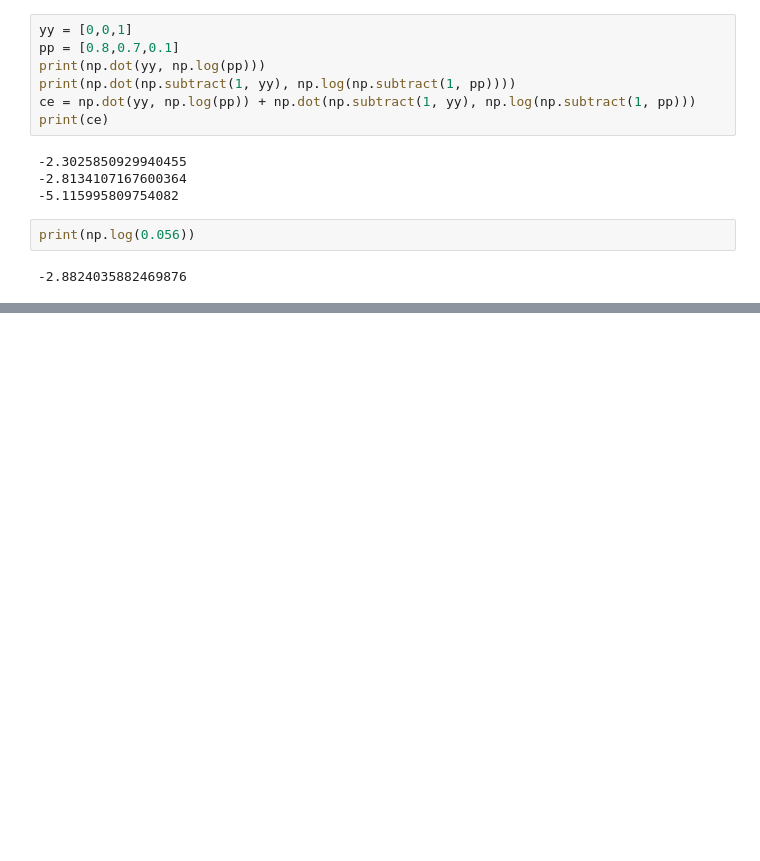
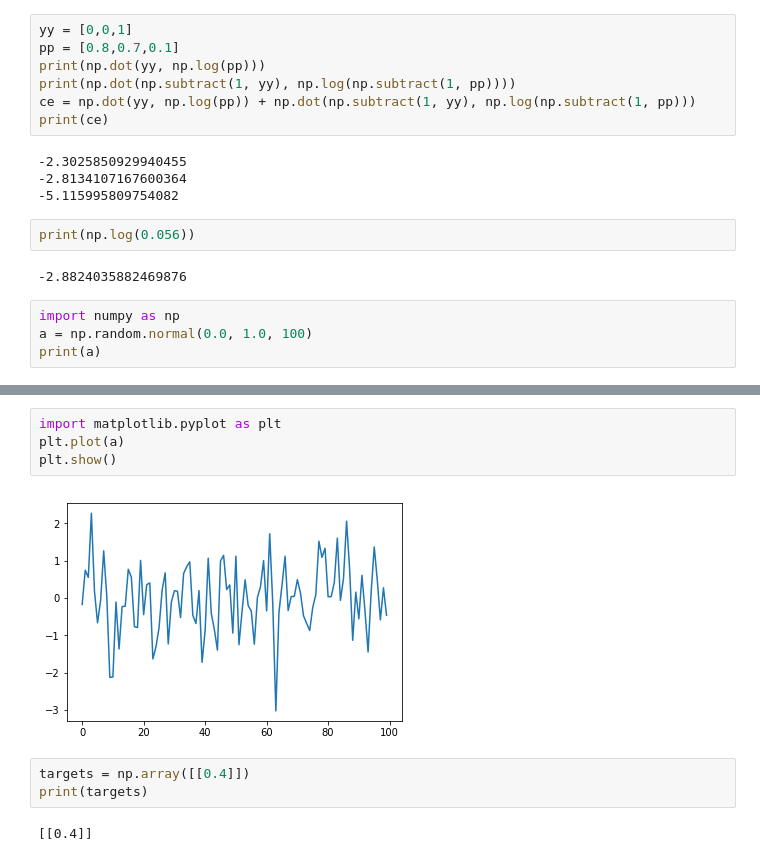
Before and after one commit to quadJay/deeplearningclass, a Jupyter notebook: StudentAdmissions_Updated.ipynb, the cells around one changed output, grey strips where cells are left out. Cells and saved outputs as stored; diff of their text form; blank space fills up the shorter version.

```diff
--- a/StudentAdmissions_Updated.ipynb
+++ b/StudentAdmissions_Updated.ipynb
@@ -514,3 +514,7 @@ print(ce)
 print(np.log(0.056))
 # %% [output]
 -2.8824035882469876
+# %%
+import numpy as np
+a = np.random.normal(0.0, 1.0, 100)
+print(a)
@@ -516,0 +539,11 @@ print(np.log(0.056))
+# %%
+import matplotlib.pyplot as plt
+plt.plot(a)
+plt.show()
+# %% [output]
+[figure, added]
+# %%
+targets = np.array([[0.4]])
+print(targets)
+# %% [output]
+[[0.4]]
```
Also changed, not shown: parts of 2 cells of this notebook, 8 other files.
